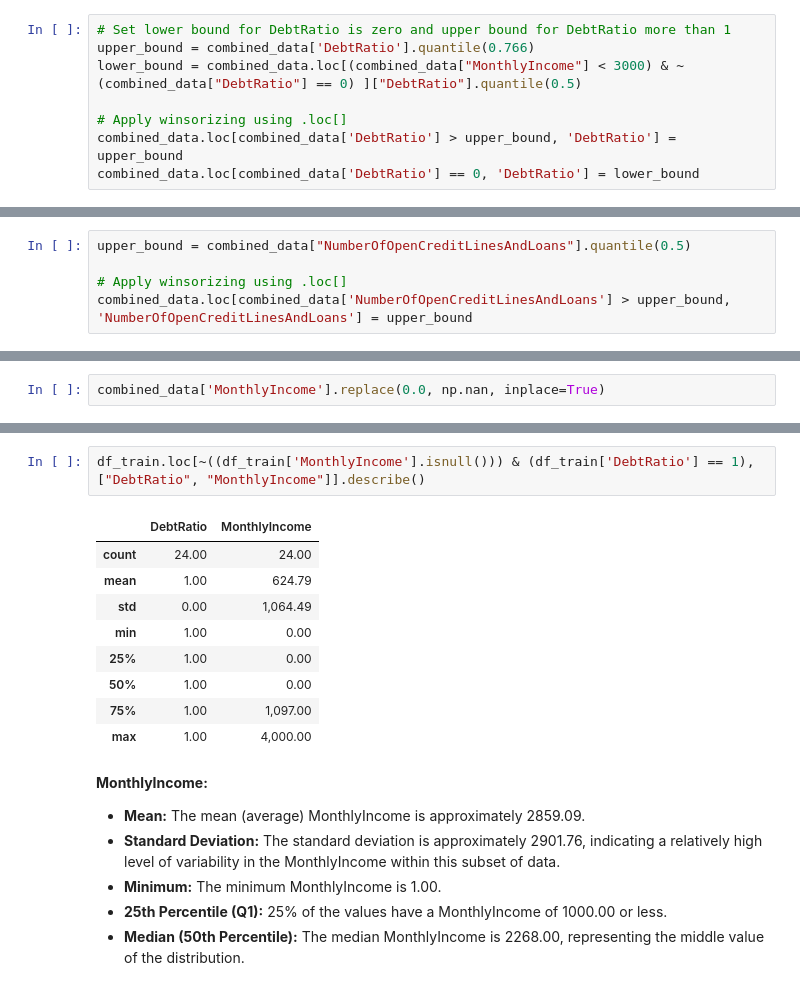
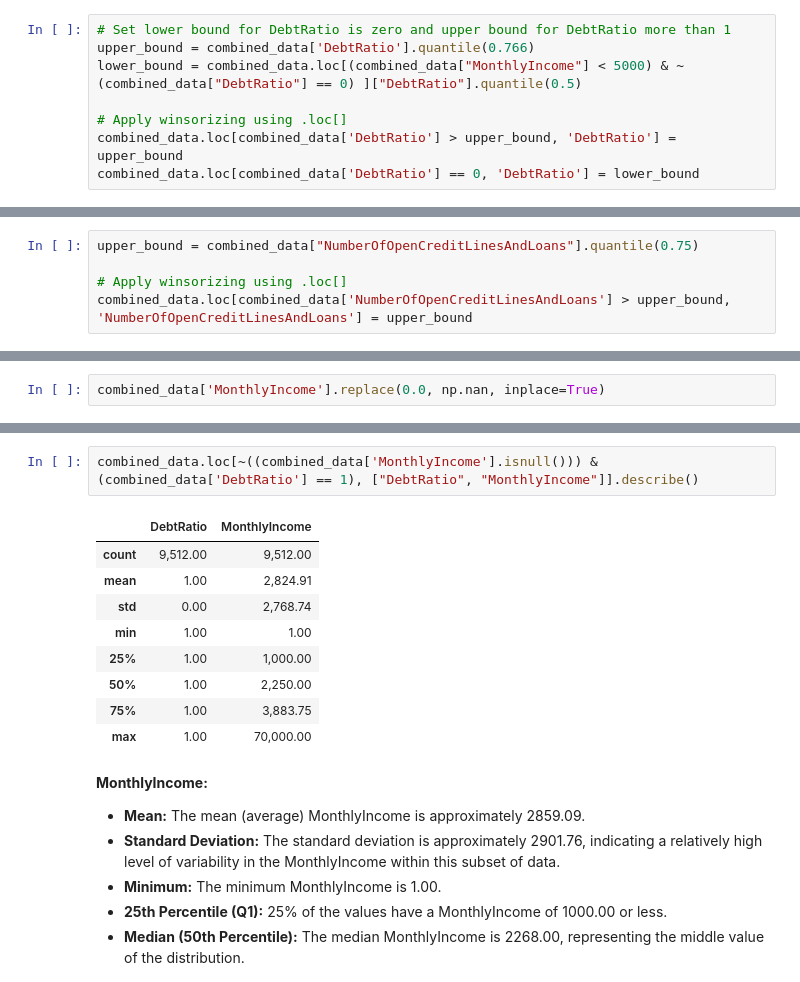
Before and after one commit to Saba-a11/Kaggle_Credit_Score, a Jupyter notebook: CreditModel.ipynb, the cells around one changed output, grey strips where cells are left out. Drawn from its saved outputs; the diff is of its cells as text.

```diff
--- a/CreditModel.ipynb
+++ b/CreditModel.ipynb
@@ -602,7 +660,7 @@ len(combined_data[(combined_data["DebtRatio"] > combined_data["DebtRatio"].quant
 # %%
 # Set lower bound for DebtRatio is zero and upper bound for DebtRatio more than 1
 upper_bound = combined_data['DebtRatio'].quantile(0.766)
-lower_bound = combined_data.loc[(combined_data["MonthlyIncome"] < 3000) & ~(combined_data["DebtRatio"] == 0) ]["DebtRatio"].quantile(0.5)
+lower_bound = combined_data.loc[(combined_data["MonthlyIncome"] < 5000) & ~(combined_data["DebtRatio"] == 0) ]["DebtRatio"].quantile(0.5)
 
 # Apply winsorizing using .loc[]
 combined_data.loc[combined_data['DebtRatio'] > upper_bound, 'DebtRatio'] = upper_bound
@@ -639,7 +697,7 @@ prt_corr(combined_data, 'NumberOfOpenCreditLinesAndLoans', 'SeriousDlqin2yrs')
 # %% [output]
 Correlation between NumberOfOpenCreditLinesAndLoans and SeriousDlqin2yrs: -0.029668568469318504
 # %%
-upper_bound = combined_data["NumberOfOpenCreditLinesAndLoans"].quantile(0.5)
+upper_bound = combined_data["NumberOfOpenCreditLinesAndLoans"].quantile(0.75)
 
 # Apply winsorizing using .loc[]
 combined_data.loc[combined_data['NumberOfOpenCreditLinesAndLoans'] > upper_bound, 'NumberOfOpenCreditLinesAndLoans'] = upper_bound
@@ -787,15 +844,15 @@ combined_data.loc[(combined_data["MonthlyIncome"] == 0) | (df_train['MonthlyInco
 # %%
-df_train.loc[~((df_train['MonthlyIncome'].isnull())) & (df_train['DebtRatio'] == 1), ["DebtRatio", "MonthlyIncome"]].describe()
+combined_data.loc[~((combined_data['MonthlyIncome'].isnull())) & (combined_data['DebtRatio'] == 1), ["DebtRatio", "MonthlyIncome"]].describe()
 # %% [output]
 |  | DebtRatio | MonthlyIncome |
-| count | 24.00 | 24.00 |
-| mean | 1.00 | 624.79 |
-| std | 0.00 | 1,064.49 |
-| min | 1.00 | 0.00 |
-| 25% | 1.00 | 0.00 |
-| 50% | 1.00 | 0.00 |
-| 75% | 1.00 | 1,097.00 |
-| max | 1.00 | 4,000.00 |
+| count | 9,512.00 | 9,512.00 |
+| mean | 1.00 | 2,824.91 |
+| std | 0.00 | 2,768.74 |
+| min | 1.00 | 1.00 |
+| 25% | 1.00 | 1,000.00 |
+| 50% | 1.00 | 2,250.00 |
+| 75% | 1.00 | 3,883.75 |
+| max | 1.00 | 70,000.00 |
 # %% [markdown]
 **MonthlyIncome:**
 
```
Also changed, not shown: parts of 25 cells of this notebook.
